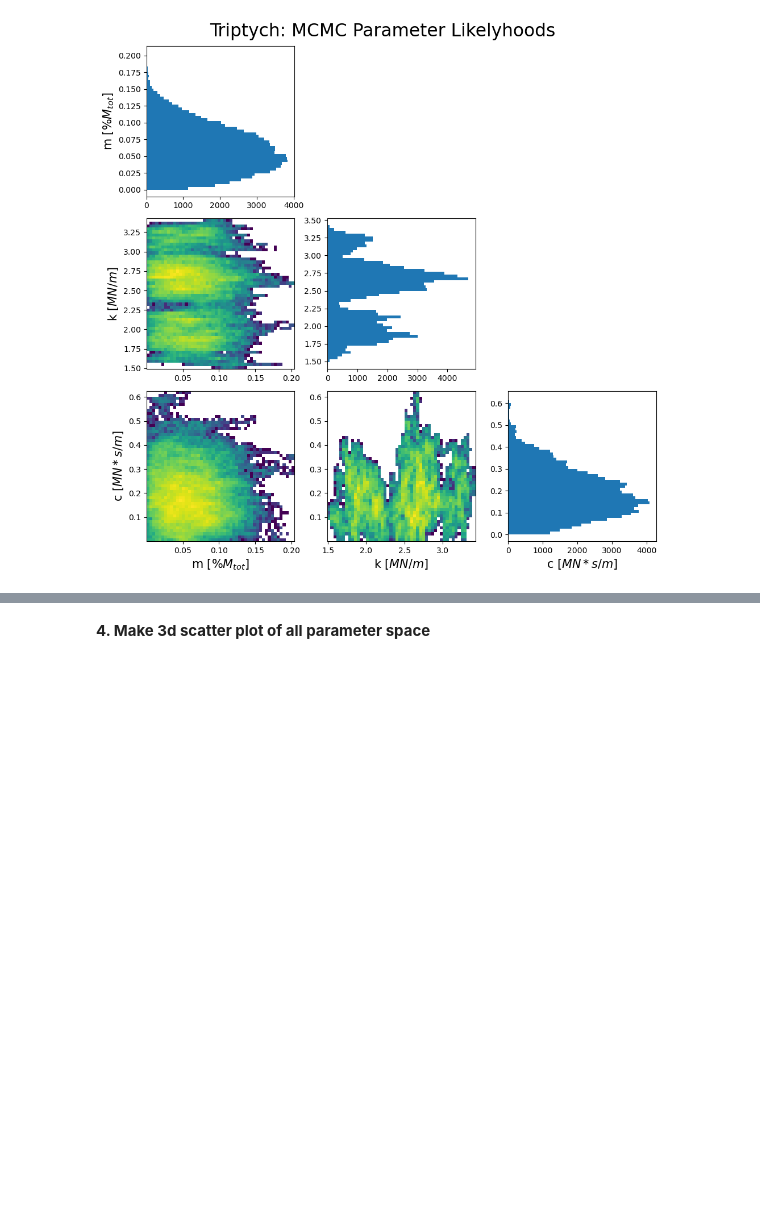
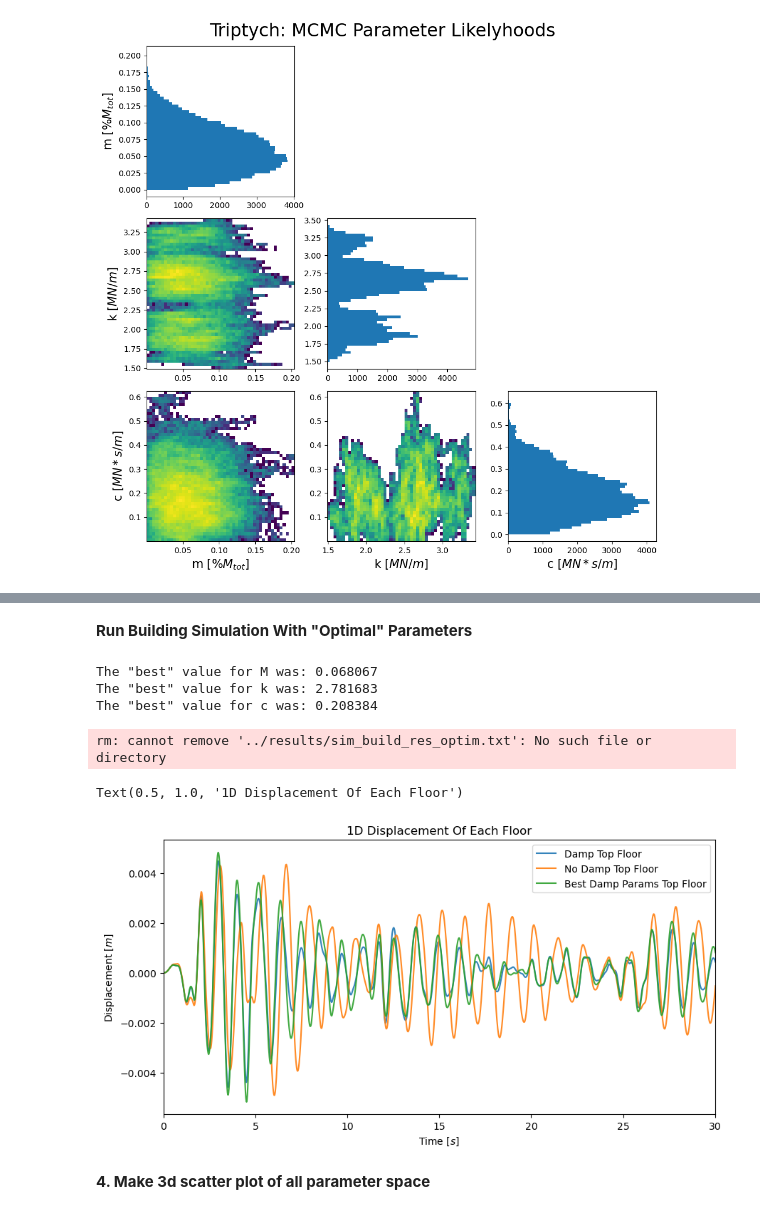
Before and after one commit to StevenVC/PHY480_semester_project, a Jupyter notebook: testing/project_notebook.ipynb, the cells around one changed output, grey strips where cells are left out. Drawn from its saved outputs; the diff is of its cells as text; code cells hidden in the pictures; blank space fills up the shorter version.

```diff
--- a/testing/project_notebook.ipynb
+++ b/testing/project_notebook.ipynb
@@ -325,6 +343,66 @@ fig.update_layout(
 
 fig.show()
 fig.write_html('../results/mcmc_scatter.html')
+# %% [markdown]
+**Run Building Simulation With "Optimal" Parameters**
+# %%
+print('The "best" value for M was:', round(m_best,6))
+print('The "best" value for k was:', round(k_best,6))
+print('The "best" value for c was:', round(c_best,6))
+# %% [output]
+The "best" value for M was: 0.068067
+The "best" value for k was: 2.781683
+The "best" value for c was: 0.208384
+# %%
+%%bash
+fname_init_conds="../init_conds/init_cond_build.txt"
+fname_seis_data="../init_conds/elcentro_NS.dat.txt"
+fname_damp_optim="../results/sim_build_res_optim.txt"
+
+rm $fname_damp_optim
+
+# "damp_m_perc" represents what percent the total building mass will
+# be multiplied by to get the mass of the dampener
+damp_m=0.068067
+damp_k=2.781683
+damp_c=0.208384
+
+g++ -O3 -o sim_building.exe ../src/sim_building.cpp
+
+./sim_building.exe $fname_init_conds $fname_seis_data $fname_damp_optim \
+                   $damp_m $damp_k $damp_c
+
+rm sim_building.exe
+# %% [output]
+rm: cannot remove '../results/sim_build_res_optim.txt': No such file or directory
+# %%
+data_optim = np.genfromtxt('../results/sim_build_res_optim.txt', delimiter=',', skip_header=1, dtype='f8')
+
+data_optim = data_optim[:,:-1]
+# %%
+fig, ax1 = plt.subplots()
+fig.set_size_inches(10,5)
+
+# plot top floor displacement for the cases where there is dampenign and low dampening
+ax1.plot(quake_data[:,0], data_damp[:,len(data_damp[0])-4],
+         label=f'Damp Top Floor', alpha=0.9)
+
+ax1.plot(quake_data[:,0], data_no_damp[:,len(data_no_damp[0])-4],
+         label=f'No Damp Top Floor', alpha=0.9)
+
+ax1.plot(quake_data[:,0], data_optim[:,len(data_optim[0])-4],
+         label=f'Best Damp Params Top Floor', alpha=0.9)
+
+ax1.set_xlim(0,30)
+
+ax1.legend()
+
+ax1.set_xlabel('Time [$s$]')
+ax1.set_ylabel('Displacement [$m$]')
+ax1.set_title('1D Displacement Of Each Floor')
+# %% [output]
+Text(0.5, 1.0, '1D Displacement Of Each Floor')
+[figure, added]
 # %% [markdown]
 **4. Make 3d scatter plot of all parameter space**
 # %%
```
Also changed, not shown: parts of 10 cells of this notebook, 11 other files.
